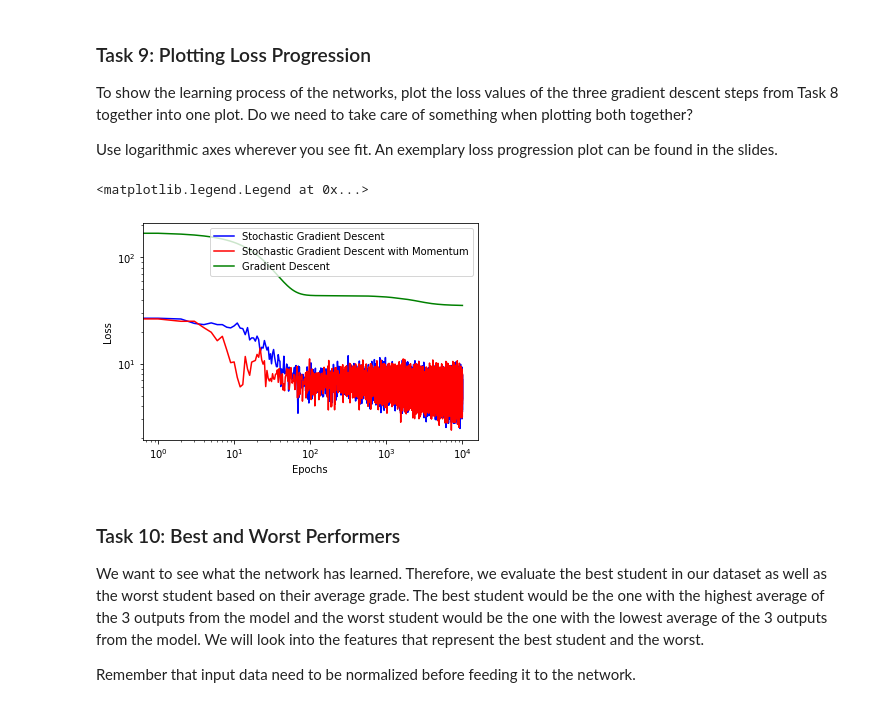
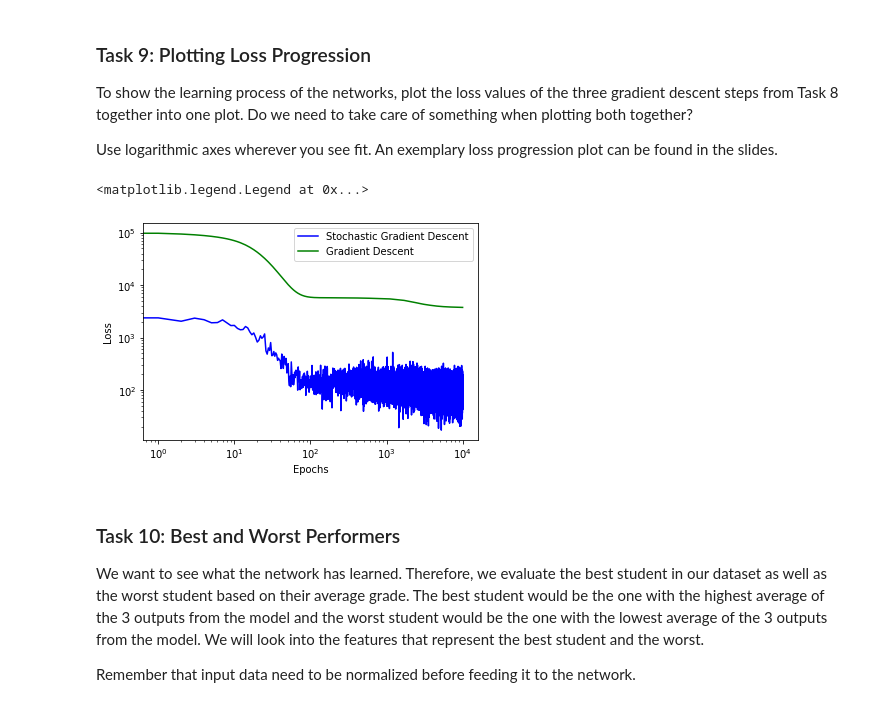
Before and after one commit to gparri610/Deep-Learning-FS24, a Jupyter notebook: DL-Assignment04.ipynb, the cells around one changed output. Saved outputs shown, nothing was run; the diff lists cells and outputs as text; code cells hidden in the pictures.

```diff
--- a/DL-Assignment04.ipynb
+++ b/DL-Assignment04.ipynb
@@ -165,13 +165,13 @@ def batch(X, T, batch_size=16):
   N_batches = X.shape[1]//batch_size
   inds = numpy.arange(X.shape[1])
   while True:
-    random.shuffle(inds)
     for i in range(N_batches):
       # shuffle dataset in each epoch
+      random.shuffle(inds)
       batch_indices = inds[i*batch_size:(i+1)*batch_size]
       X_batch = X[:,batch_indices]
       T_batch = T[:,batch_indices]
-      yield X_batch, T_batch
+      yield X_batch, T_batch, (i % N_batches == 0)
 # %% [markdown]
 ### Test 2: Test your Batches
 
@@ -185,13 +185,13 @@ Make sure you can pass this test before moving forward.
 XX = numpy.array([[i] * 5 for i in range(50)]).T
 TT = numpy.array([[i] for i in range(10,60)]).T
 
-for counter, (x,t) in enumerate(batch(XX, TT, 16)): ## what is the 3rd output ??
+for counter, (x,t,e) in enumerate(batch(XX, TT, 16)): ## what is the 3rd output ??
   assert x.shape[0] == 5
   assert x.shape[1] == 16
   assert t.shape[0] == 1
   assert t.shape[1] == 16
   assert numpy.all(x == t-10)
-#   assert e == (counter % 3 == 0)
+  assert e == (counter % 3 == 0)
   if counter == 20: break
 # %% [markdown]
 ## Gradient Descent
@@ -228,7 +228,7 @@ Implement a loss function that returns the squared loss $\mathcal J^{L_2} = \fra
 Use `numpy` or `scipy` functionality for this task.
 # %%
 def loss(Y, T):
-  return 1./T.shape[0]*numpy.linalg.norm(numpy.subtract(Y,T))
+  return 1./T.shape[0]*numpy.linalg.norm(numpy.subtract(Y,T))**2
 # %% [markdown]
 ### Task 6: Gradient Implementation
 
@@ -319,13 +325,13 @@ import copy
 
 # run gradient descent with full dataset
 Theta1 = copy.deepcopy(Theta)
-GD = gradient_descent(X, T, Theta1,B=649)
+GD = gradient_descent(X, T, Theta1,B=X.shape[1])
 # run stochastic gradient descent with batches of size 16
 Theta2 = copy.deepcopy(Theta)
 SGD = gradient_descent(X, T, Theta2,B=16)
 # run stochastic gradient descent with batches of size 16 and momentum mu=0.9
-Theta3 = copy.deepcopy(Theta)
-SGD_Mo = gradient_descent(X, T, Theta3,B=16, mu= 0.9)
+# Theta3 = copy.deepcopy(Theta)
+# SGD_Mo = gradient_descent(X, T, Theta3,B=16, mu= 0.9)
 # %% [markdown]
 ## Evaluation
 
@@ -343,17 +349,17 @@ An exemplary loss progression plot can be found in the slides.
 # %%
 from matplotlib import pyplot
 epochs = numpy.linspace(0, 10000, 10000)
 pyplot.plot(epochs, SGD, "b-", label="Stochastic Gradient Descent")
-pyplot.plot(epochs, SGD_Mo, "r-", label="Stochastic Gradient Descent with Momentum")
+# pyplot.plot(epochs, SGD_Mo, "r-", label="Stochastic Gradient Descent with Momentum")
 pyplot.plot(epochs, GD, "g-", label="Gradient Descent")
 pyplot.xscale('log')
 pyplot.yscale('log')
 pyplot.xlabel('Epochs')
 pyplot.ylabel('Loss')
 pyplot.legend()
 # %% [output]
 <matplotlib.legend.Legend at 0x...>
-[figure, old version]
+[figure, new version]
 # %% [markdown]
 ### Task 10: Best and Worst Performers
 
```
Also changed, not shown: parts of 2 cells of this notebook.
